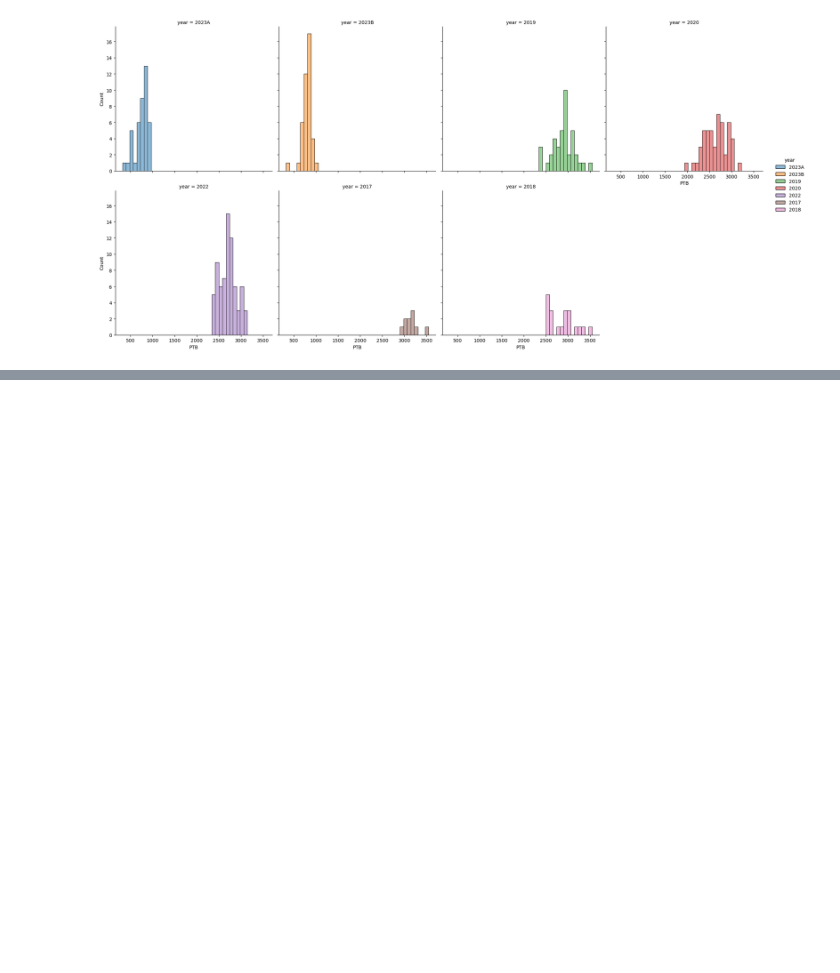
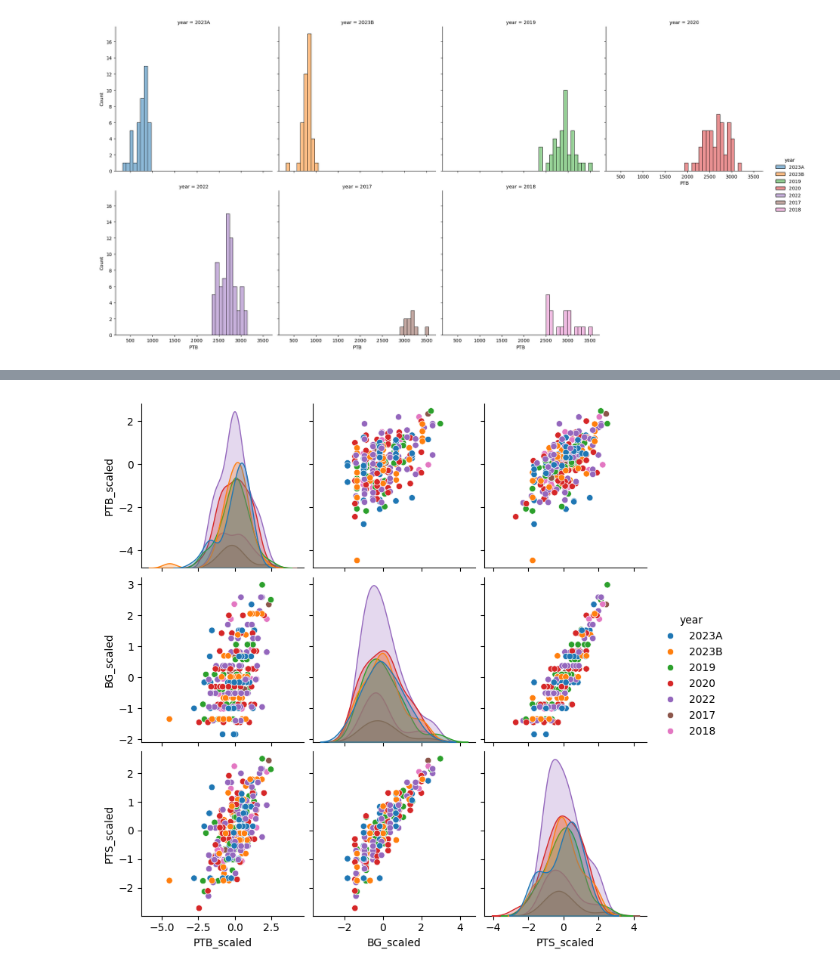
Before and after one commit to Void-CA/FMS, a Jupyter notebook: notebooks/eda.ipynb, the cells around one changed output, grey strips where cells are left out. Cells and saved outputs as stored; diff of their text form; code cells hidden in the pictures; blank space fills up the shorter version.

```diff
--- a/notebooks/eda.ipynb
+++ b/notebooks/eda.ipynb
@@ -138,0 +150,29 @@ No es normal la distribución
+# %%
+# Escalar manualmente por año
+def scale_group(group, method="standard"):
+    # Crear una copia del grupo para evitar modificar el original
+    scaled_group = group.copy()
+
+    # Seleccionar solo las columnas numéricas
+    numeric_cols = ['PTB', 'BG', 'PTS']
+
+    for col in numeric_cols:
+        if method == "standard":
+            # Escalado estándar: (x - mean) / std
+            mean = group[col].mean()
+            std = group[col].std()
+            scaled_group[f"{col}_scaled"] = (group[col] - mean) / std
+        elif method == "minmax":
+            # Escalado Min-Max: (x - min) / (max - min)
+            min_val = group[col].min()
+            max_val = group[col].max()
+            scaled_group[f"{col}_scaled"] = (group[col] - min_val) / (max_val - min_val)
+    return scaled_group
+
+# Aplicar el escalado a cada grupo
+fms_scaled = fms.groupby('year', group_keys=False).apply(scale_group, method="standard")
+# %%
+sns.pairplot(fms_scaled, hue="year", vars=["PTB_scaled", "BG_scaled", "PTS_scaled"])
+plt.show()
+# %% [output]
+[figure, added]
```
Also changed, not shown: parts of 3 cells of this notebook, 1 other file.
